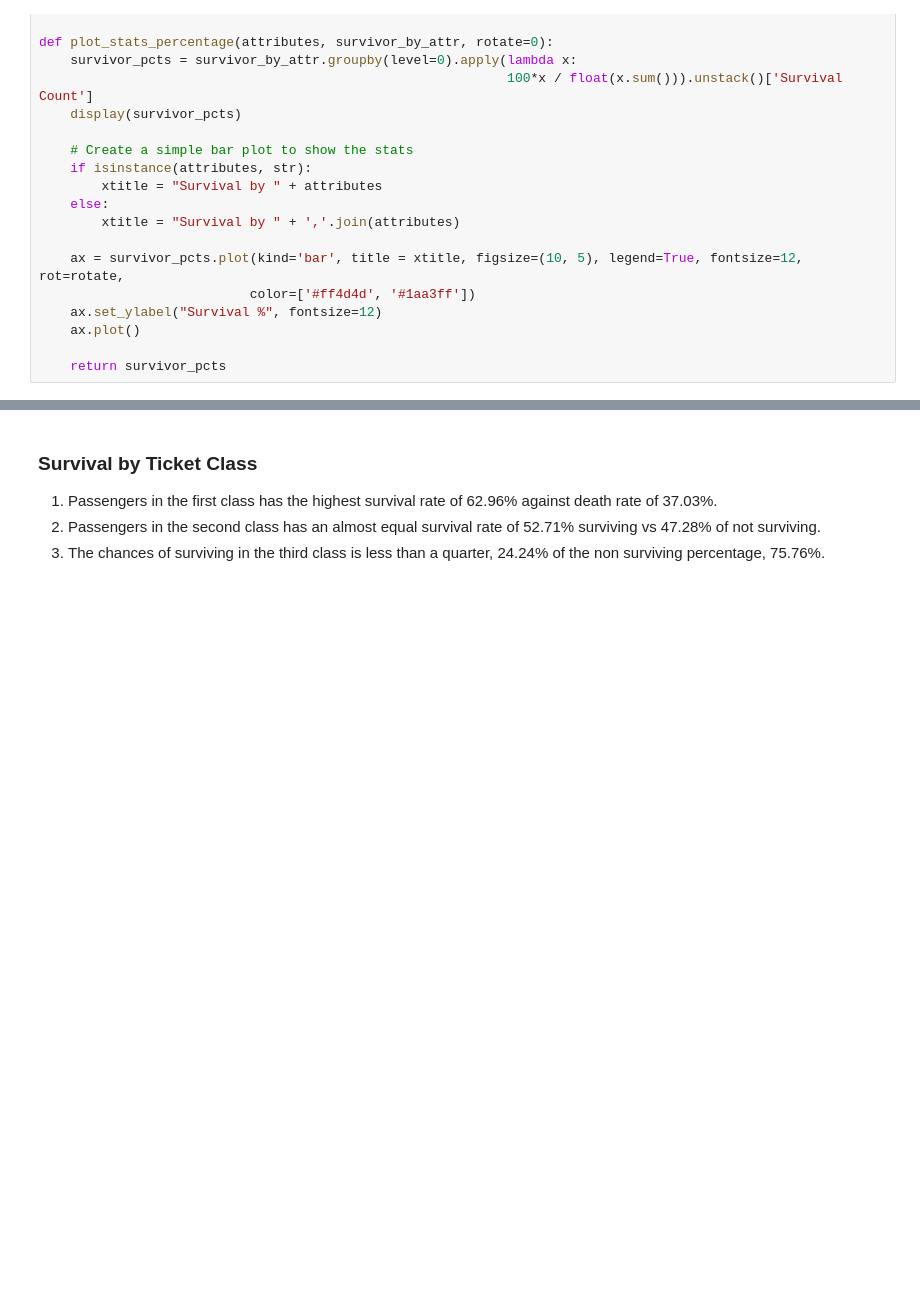
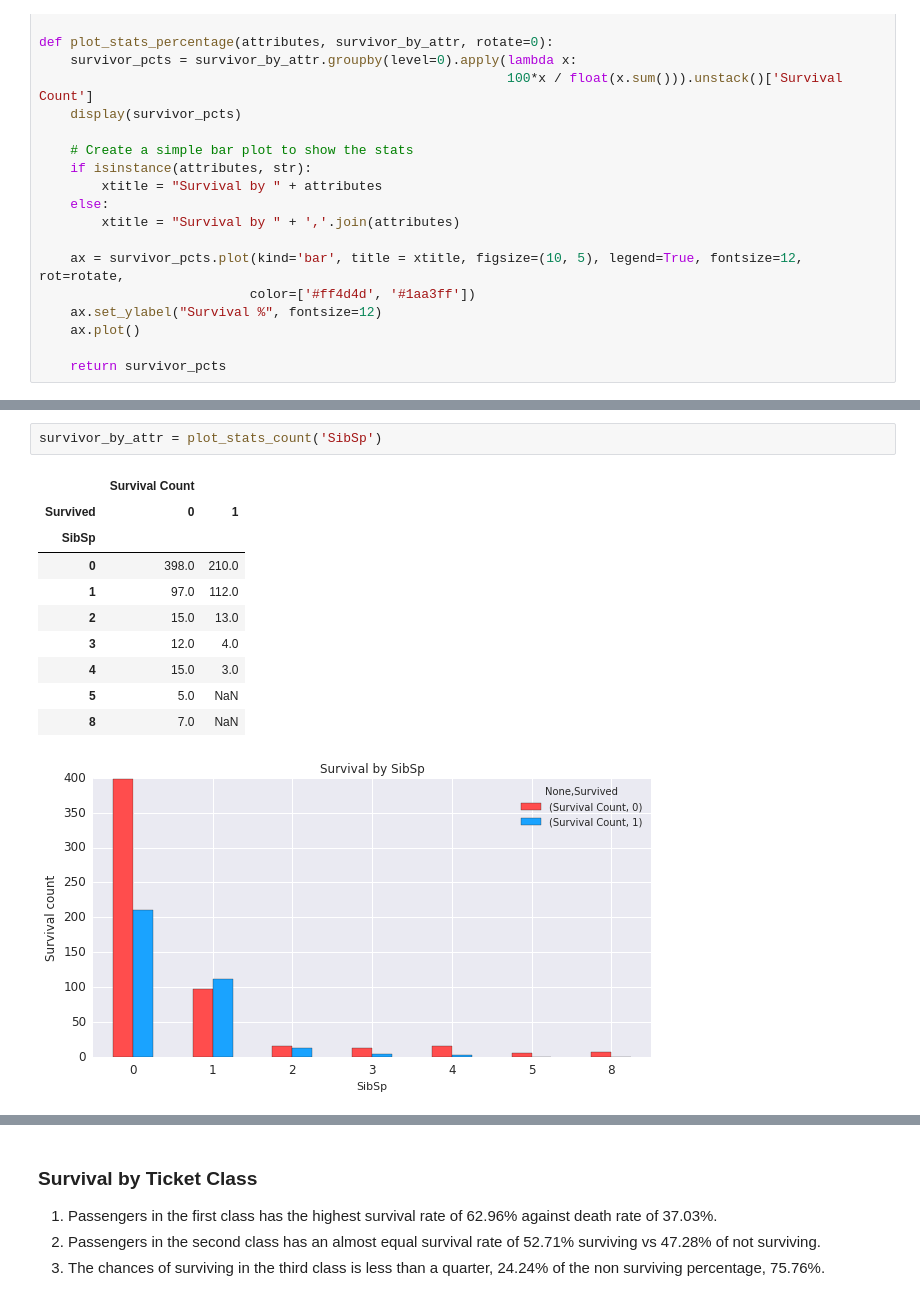
Before and after one commit to steve7an/UDDataAnalyst, a Jupyter notebook: Udacity_Titanic_DataAnalysis.ipynb, the cells around one changed output, grey strips where cells are left out. Saved outputs shown, nothing was run; the diff lists cells and outputs as text; blank space fills up the shorter version.

```diff
--- a/Udacity_Titanic_DataAnalysis.ipynb
+++ b/Udacity_Titanic_DataAnalysis.ipynb
@@ -326,0 +384,14 @@ def plot_stats_percentage(attributes, survivor_by_attr, rotate=0):
+# %%
+survivor_by_attr = plot_stats_count('SibSp')
+# %% [output]
+|  | Survival Count |  |
+| Survived | 0 | 1 |
+| SibSp |  |  |
+| 0 | 398.0 | 210.0 |
+| 1 | 97.0 | 112.0 |
+| 2 | 15.0 | 13.0 |
+| 3 | 12.0 | 4.0 |
+| 4 | 15.0 | 3.0 |
+| 5 | 5.0 | NaN |
+| 8 | 7.0 | NaN |
+[figure, added]
```
Also changed, not shown: parts of 56 cells of this notebook.
